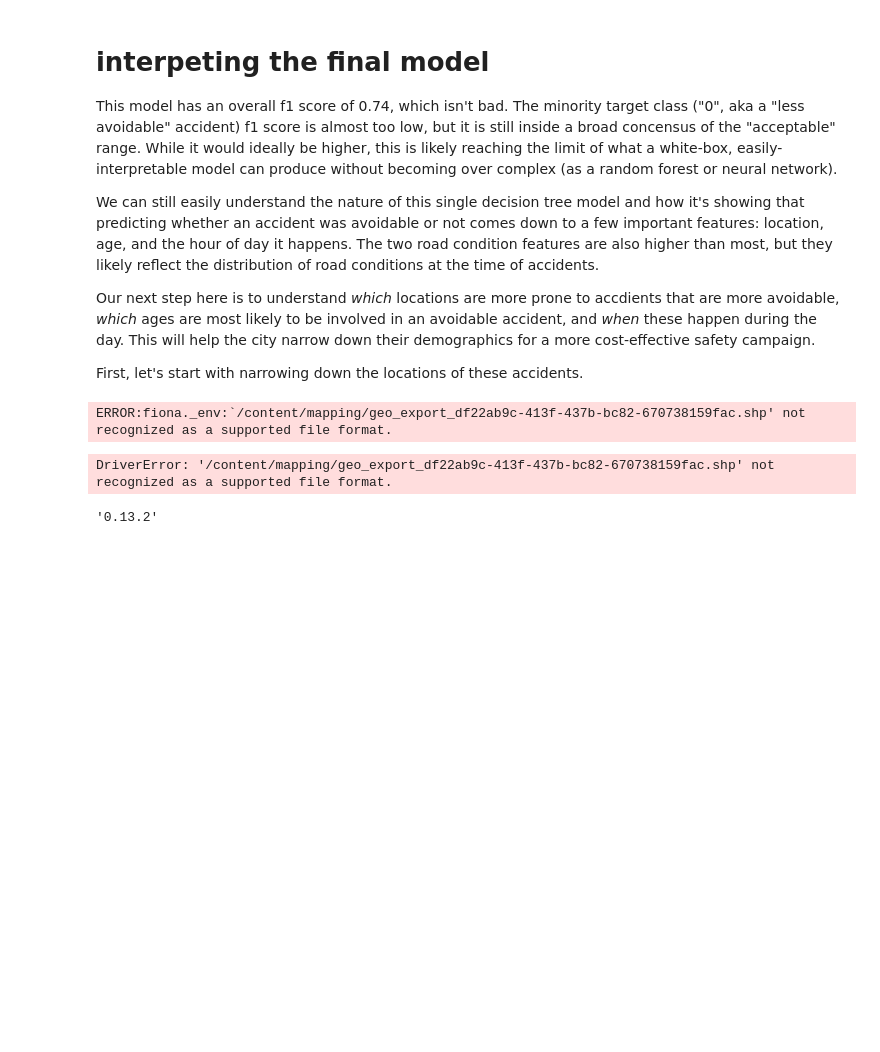
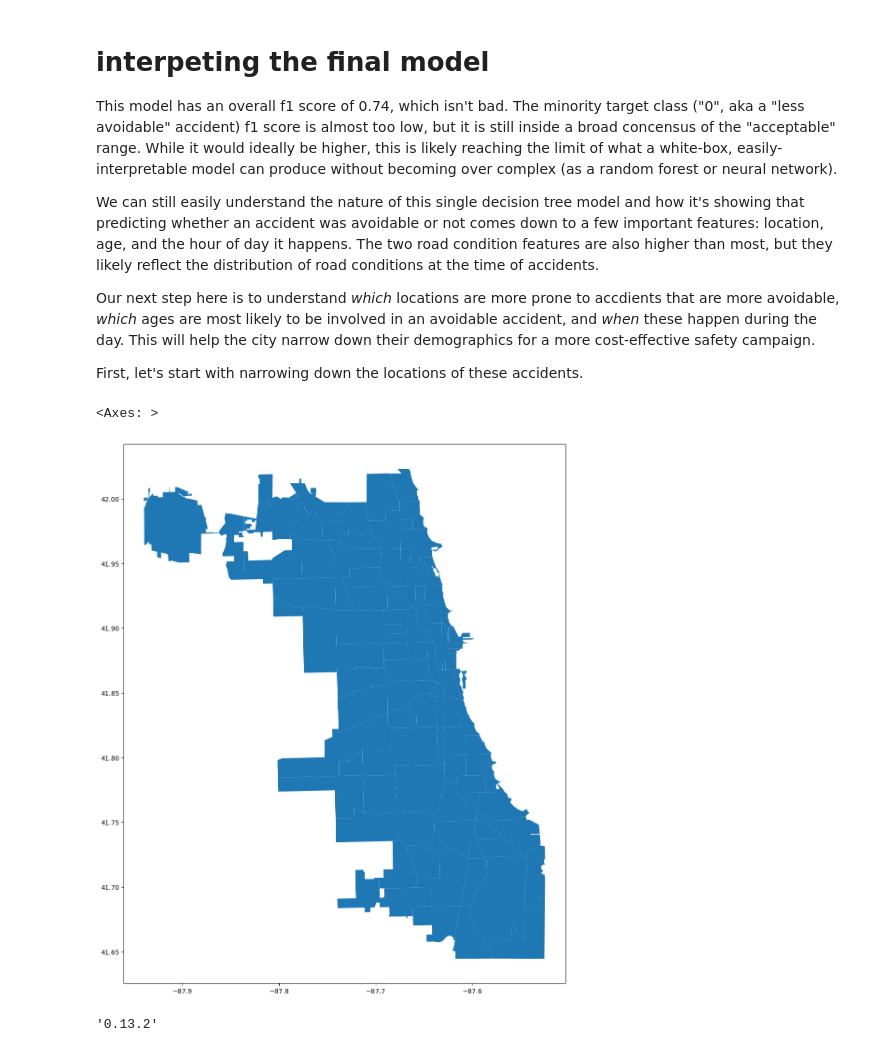
Before and after one commit to joeldmott/chicago_auto_accidents_project, a Jupyter notebook: project_notebook.ipynb, the cells around one changed output. Saved outputs shown, nothing was run; the diff lists cells and outputs as text; code cells hidden in the pictures; blank space fills up the shorter version.

Commit message:
finally got the GIS data downloaded and read in by putting those files on GitHub

```diff
--- a/project_notebook.ipynb
+++ b/project_notebook.ipynb
@@ -1637,17 +1648,17 @@ Our next step here is to understand *which* locations are more prone to accdient
 First, let's start with narrowing down the locations of these accidents.
 # %%
 import geopandas as gpd
-from osgeo import gdal
-gdal.SetConfigOption('SHAPE_RESTORE_SHX', 'YES')
+#from osgeo import gdal
+#gdal.SetConfigOption('SHAPE_RESTORE_SHX', 'YES')
 from shapely.geometry import Point, Polygon
 
-street_map = gpd.read_file('/content/mapping/geo_export_df22ab9c-413f-437b-bc82-670738159fac.shp')
+street_map = gpd.read_file('/content/chicago_auto_accidents_project/map_files/geo_export_df22ab9c-413f-437b-bc82-670738159fac.shp')
 
 fig, ax = plt.subplots(figsize=(15,15))
 street_map.plot(ax=ax)
 # %% [output]
-ERROR:fiona._env:`/content/mapping/geo_export_df22ab9c-413f-437b-bc82-670738159fac.shp' not recognized as a supported file format.
+<Axes: >
-DriverError: '/content/mapping/geo_export_df22ab9c-413f-437b-bc82-670738159fac.shp' not recognized as a supported file format.
+[figure, added]
 # %%
 gpd.__version__
 # %% [output]
```
Also changed, not shown: parts of 4 cells of this notebook.
